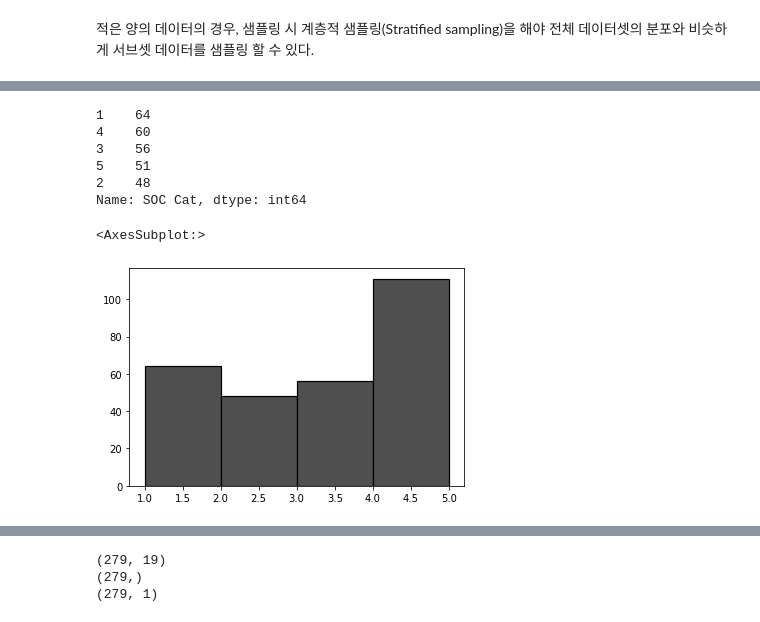
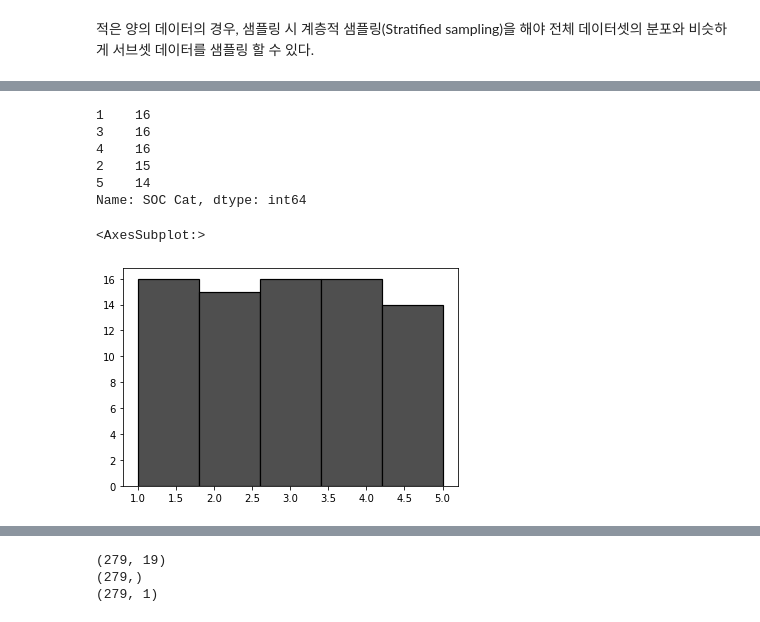
Before and after one commit to P-uyoung/X-Corps_Soil-detection, a Jupyter notebook: Models/str_sampling_rf_20_S2A_SWHC_ST.ipynb, the cells around one changed output, grey strips where cells are left out. Saved outputs shown, nothing was run; the diff lists cells and outputs as text; code cells hidden in the pictures.

Commit message:
Statified sampling

```diff
--- a/Models/str_sampling_rf_20_S2A_SWHC_ST.ipynb
+++ b/Models/str_sampling_rf_20_S2A_SWHC_ST.ipynb
@@ -7,7 +7,7 @@ import math
 # %% [markdown]
 ### (1) 데이터 전처리
 # %%
-df = pd.read_csv(r"./../dataset-Icheon&CHL/2000_20m_final_20221108.csv", low_memory = False)
+df = pd.read_csv(r"./../dataset-Icheon&CHL/str_sampling_2000_20m_final_20221108.csv", low_memory = False)
 # %%
 df.info()
 # %% [output]
@@ -147,4 +170,15 @@ from sklearn.model_selection import StratifiedShuffleSplit
 # %%
-df = pd.DataFrame(x)
-df['SOC'] = y
-df['id'].value_counts().to_csv('id_count.csv')
+# id 대표 하나씩만
+index_count = x['id'].value_counts()
+
+king_list = [0]
+sum = 0
+for i in range(1, len(index_count)):
+    sum += index_count[i]
+    king_list.append(sum)
+
+print(king_list)
+king_df = pd.DataFrame(df.iloc[king_list,:])
+king_df['idx'] = king_df.index
+king_df.reset_index(drop=True, inplace=True)
+king_df
@@ -151,29 +200,26 @@ df['id'].value_counts().to_csv('id_count.csv')
 # %%
-# tf.random.set_seed(21)
-np.random.seed(21)
-
 dist = [0.,
-        df['SOC'].quantile(q=0.2,interpolation='nearest'),
-        df['SOC'].quantile(q=0.4,interpolation='nearest'),
-        df['SOC'].quantile(q=0.6,interpolation='nearest'),
-        df['SOC'].quantile(q=0.8,interpolation='nearest'),
+        king_df['SOC'].quantile(q=0.2,interpolation='nearest'),
+        king_df['SOC'].quantile(q=0.4,interpolation='nearest'),
+        king_df['SOC'].quantile(q=0.6,interpolation='nearest'),
+        king_df['SOC'].quantile(q=0.8,interpolation='nearest'),
         np.inf]
 
 
-df['SOC Cat'] = pd.cut(df['SOC'],
+king_df['SOC Cat'] = pd.cut(king_df['SOC'],
                         bins=dist,
-                        labels=[1,2,3,4,5])
+                        labels=[1,2,3,4,5]) # SOC 정도에 대한 카테고리 설정
 
 # check
-print(df['SOC Cat'].value_counts())
-df['SOC Cat'].hist(color='#4F4F4F', grid=False, bins=4, edgecolor='black', linewidth=1.2)
+print(king_df['SOC Cat'].value_counts())
+king_df['SOC Cat'].hist(color='#4F4F4F', grid=False, bins=5, edgecolor='black', linewidth=1.2)
 # %% [output]
-1    64
-4    60
-3    56
-5    51
-2    48
+1    16
+3    16
+4    16
+2    15
+5    14
 Name: SOC Cat, dtype: int64
 <AxesSubplot:>
-[figure, old version]
+[figure, new version]
 # %%
```
Also changed, not shown: parts of 26 cells of this notebook.
